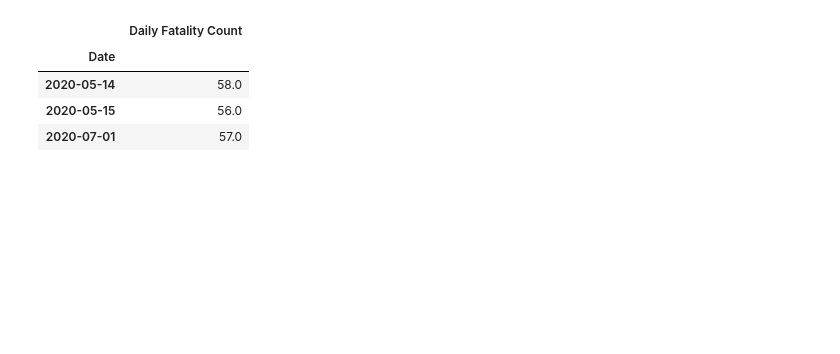
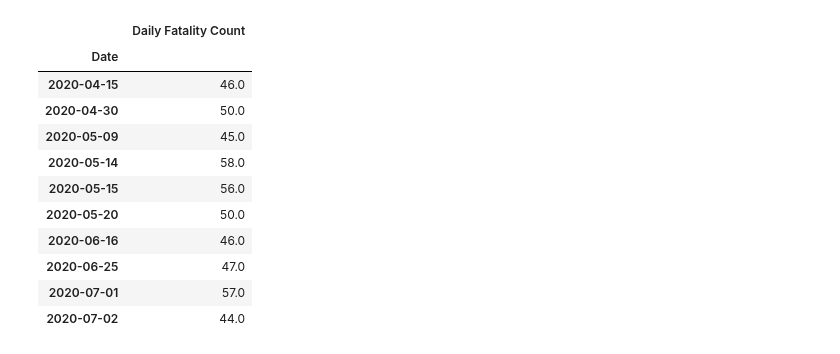
Before and after one commit to ldhagen/Texas_Covid_Data_Notebook, a Jupyter notebook: Texas_Fatalites_Graph.ipynb, the cells around one changed output. Saved outputs shown, nothing was run; the diff lists cells and outputs as text; code cells hidden in the pictures; blank space fills up the shorter version.

```diff
--- a/Texas_Fatalites_Graph.ipynb
+++ b/Texas_Fatalites_Graph.ipynb
@@ -114,8 +114,15 @@ fig.savefig('TexasDailyFatalities.png')
 # %%
-x[x['Daily Fatality Count'] > 50]
+x[x['Daily Fatality Count'] > 43]
 # %% [output]
 |  | Daily Fatality Count |
 | Date |  |
+| 2020-04-15 | 46.0 |
+| 2020-04-30 | 50.0 |
+| 2020-05-09 | 45.0 |
 | 2020-05-14 | 58.0 |
 | 2020-05-15 | 56.0 |
+| 2020-05-20 | 50.0 |
+| 2020-06-16 | 46.0 |
+| 2020-06-25 | 47.0 |
 | 2020-07-01 | 57.0 |
+| 2020-07-02 | 44.0 |
```
Also changed, not shown: parts of 5 cells of this notebook, 9 other files.
